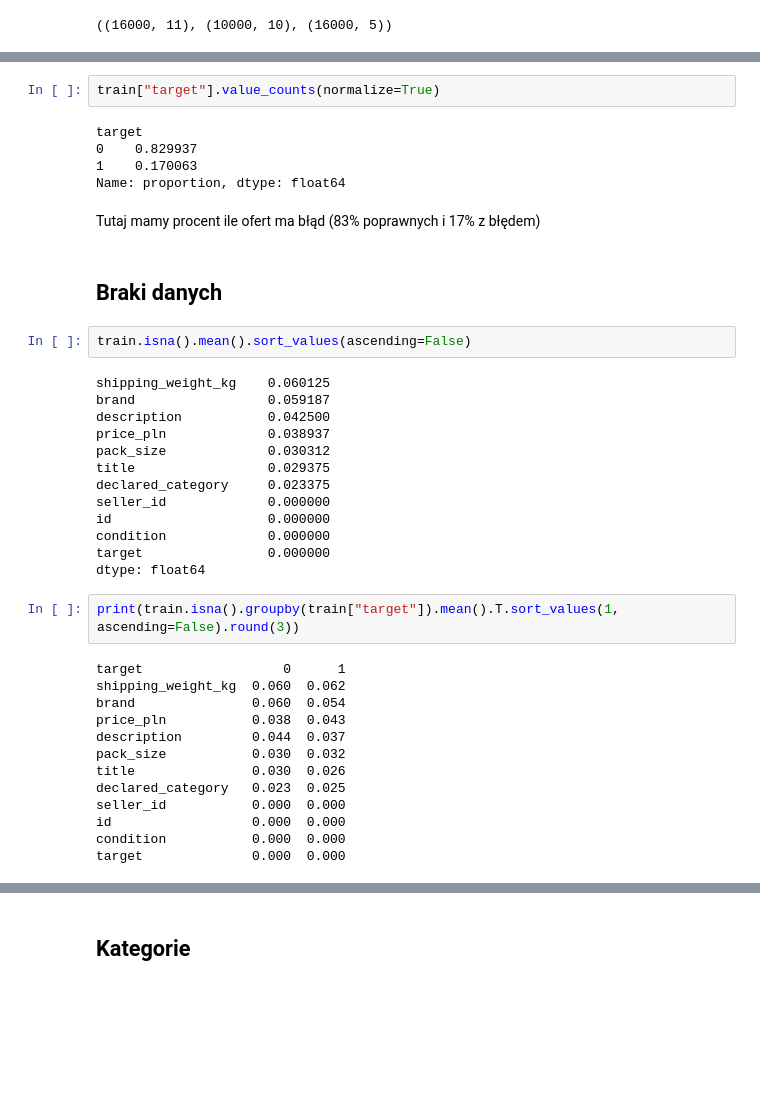
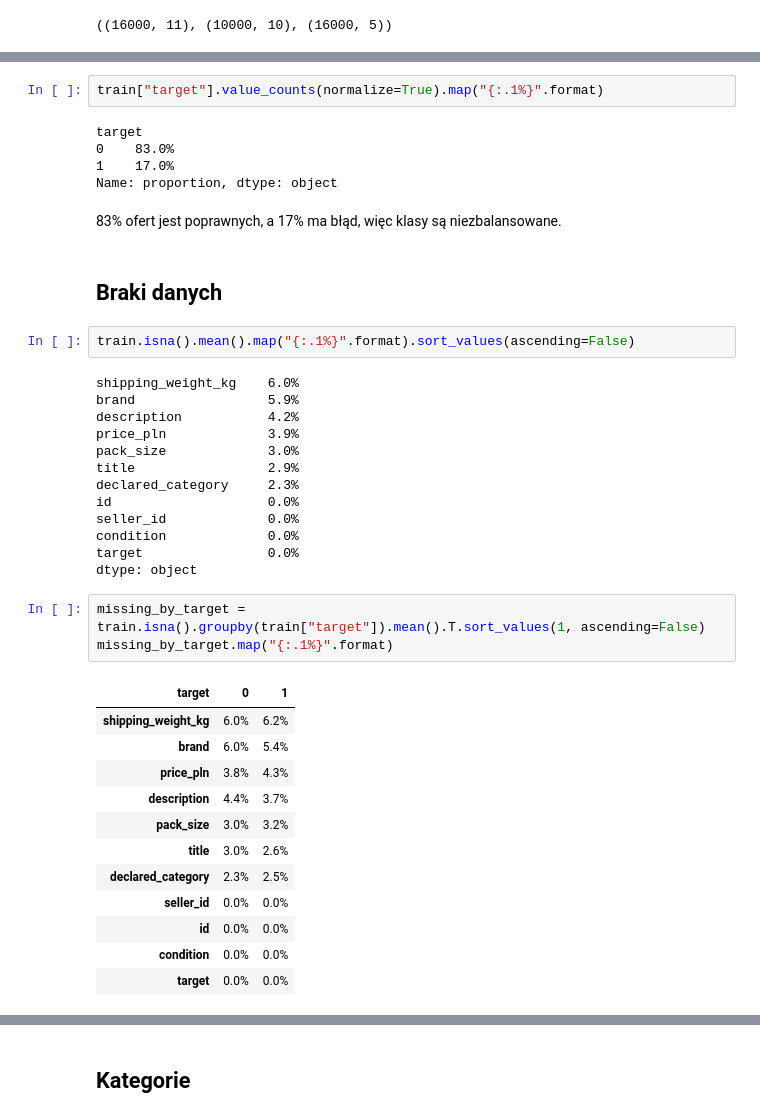
Before and after one commit to KrystianRodziewicz/catalogue-errors, a Jupyter notebook: notebooks/eda.ipynb, the cells around one changed output, grey strips where cells are left out. Cells and saved outputs as stored; diff of their text form; blank space fills up the shorter version.

```diff
--- a/notebooks/eda.ipynb
+++ b/notebooks/eda.ipynb
@@ -22,44 +26,45 @@ train.head()
 | 3 | OFR_643990737 | SEL_8396386 | litter scoop — five main items — ... | Cat tray cleaning shovel by Velto... | pets | Velto | used | 102.26 | ... |
 | 4 | OFR_260742748 | SEL_5029882 | LAPTOP SLEEVE — PACK OF FIVE — AS... | Variant: standard. Also includes ... | computers | Aster | used | 144.84 | ... |
 # %%
-train["target"].value_counts(normalize=True)
+train["target"].value_counts(normalize=True).map("{:.1%}".format)
 # %% [output]
 target
-0    0.829937
-1    0.170063
-Name: proportion, dtype: float64
+0    83.0%
+1    17.0%
+Name: proportion, dtype: object
 # %% [markdown]
-Tutaj mamy procent ile ofert ma błąd (83% poprawnych i 17% z błędem)
+83% ofert jest poprawnych, a 17% ma błąd, więc klasy są niezbalansowane.
 # %% [markdown]
 ## Braki danych
 # %%
-train.isna().mean().sort_values(ascending=False)
+train.isna().mean().map("{:.1%}".format).sort_values(ascending=False)
 # %% [output]
-shipping_weight_kg    0.060125
-brand                 0.059187
-description           0.042500
-price_pln             0.038937
-pack_size             0.030312
-title                 0.029375
-declared_category     0.023375
-seller_id             0.000000
-id                    0.000000
-condition             0.000000
-target                0.000000
-dtype: float64
+shipping_weight_kg    6.0%
+brand                 5.9%
+description           4.2%
+price_pln             3.9%
+pack_size             3.0%
+title                 2.9%
+declared_category     2.3%
+id                    0.0%
+seller_id             0.0%
+condition             0.0%
+target                0.0%
+dtype: object
 # %%
-print(train.isna().groupby(train["target"]).mean().T.sort_values(1, ascending=False).round(3))
+missing_by_target = train.isna().groupby(train["target"]).mean().T.sort_values(1, ascending=False)
+missing_by_target.map("{:.1%}".format)
 # %% [output]
-target                  0      1
-shipping_weight_kg  0.060  0.062
-brand               0.060  0.054
-price_pln           0.038  0.043
-description         0.044  0.037
-pack_size           0.030  0.032
-title               0.030  0.026
-declared_category   0.023  0.025
-seller_id           0.000  0.000
-id                  0.000  0.000
-condition           0.000  0.000
-target              0.000  0.000
+| target | 0 | 1 |
+| shipping_weight_kg | 6.0% | 6.2% |
+| brand | 6.0% | 5.4% |
+| price_pln | 3.8% | 4.3% |
+| description | 4.4% | 3.7% |
+| pack_size | 3.0% | 3.2% |
+| title | 3.0% | 2.6% |
+| declared_category | 2.3% | 2.5% |
+| seller_id | 0.0% | 0.0% |
+| id | 0.0% | 0.0% |
+| condition | 0.0% | 0.0% |
+| target | 0.0% | 0.0% |
 # %% [markdown]
```
Also changed, not shown: parts of 18 cells of this notebook.
